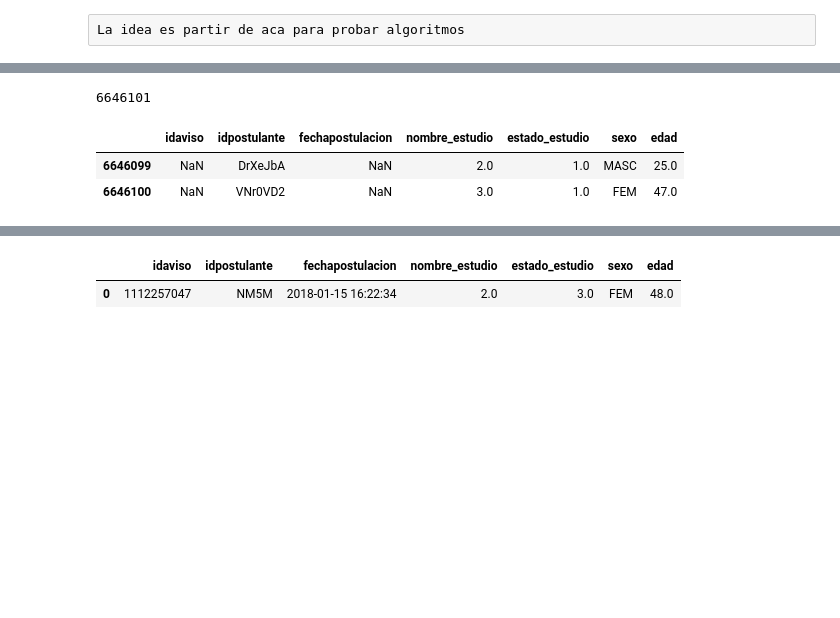
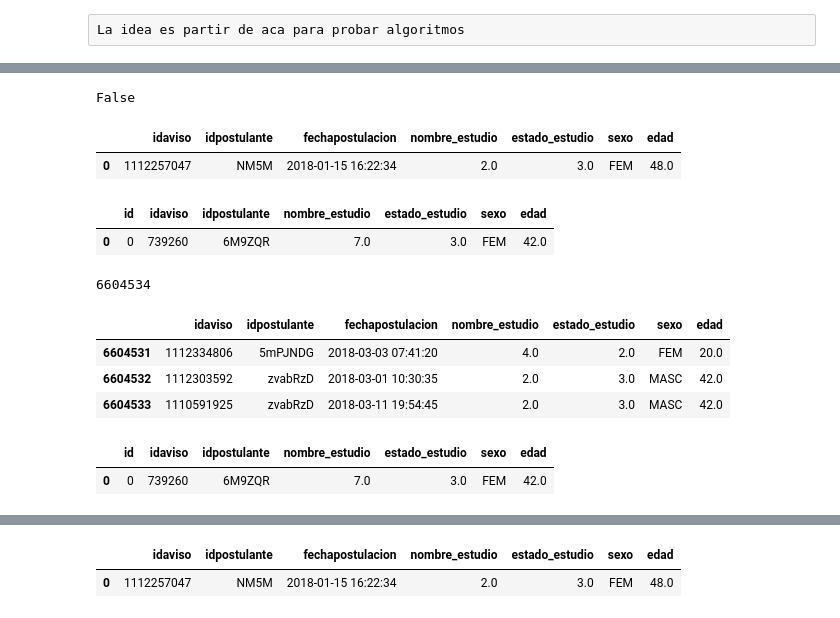
Before and after one commit to tbotalla/Datos1Q2018, a Jupyter notebook: parte2/Preprocessing.ipynb, the cells around one changed output, grey strips where cells are left out. Cells and saved outputs as stored; diff of their text form; code cells hidden in the pictures; blank space fills up the shorter version.

Commit message:
separado en train, test, y target, estructura para armar los submits

```diff
--- a/parte2/Preprocessing.ipynb
+++ b/parte2/Preprocessing.ipynb
@@ -567,9 +628,8 @@ avisos_detalle_desde_15_04.to_csv('../data/6_avisos_detalle_test.csv', index=Fal
 # %% [raw]
 La idea es partir de aca para probar algoritmos
 # %%
-postulantes_educacion = pd.read_csv('../data/1_postulantes_educacion_train.csv', encoding='utf-8')
-postulantes_genero_edad = pd.read_csv('../data/2_postulantes_genero_edad_train.csv', encoding='utf-8')
+postulantes_joined = pd.read_csv('../data/postulantes_joined.csv', encoding='utf-8')
 vistas = pd.read_csv('../data/3_vistas_train.csv', encoding='utf-8')
 postulaciones = pd.read_csv('../data/4_postulaciones_train.csv', encoding='utf-8')
 avisos_online = pd.read_csv('../data/5_avisos_online_train.csv', encoding='utf-8')
-avisos_detalle = pd.read_csv('../data/6_avisos_detalle_train.csv', encoding='utf-8')
+avisos_detalle_joined = pd.read_csv('../data/avisos_detalle_joined.csv', encoding='utf-8')
@@ -619,2 +657,2 @@ postulaciones.head(1)
 # %%
-postulaciones_postulantes = pd.merge(postulaciones, postulantes, on='idpostulante', how='outer')
+postulaciones_postulantes = pd.merge(postulaciones, postulantes_joined, on='idpostulante', how='left')
@@ -621,10 +661,30 @@ postulaciones_postulantes = pd.merge(postulaciones, postulantes, on='idpostulant
+# %%
+postulaciones_postulantes_test.duplicated('id').any()
+# %% [output]
+False
+# %%
+postulaciones_postulantes.head(1)
+# %% [output]
+|  | idaviso | idpostulante | fechapostulacion | nombre_estudio | estado_estudio | sexo | edad |
+| 0 | 1112257047 | NM5M | 2018-01-15 16:22:34 | 2.0 | 3.0 | FEM | 48.0 |
+# %%
+postulaciones_postulantes_test.head(1)
+# %% [output]
+|  | id | idaviso | idpostulante | nombre_estudio | estado_estudio | sexo | edad |
+| 0 | 0 | 739260 | 6M9ZQR | 7.0 | 3.0 | FEM | 42.0 |
 # %%
 print(len(postulaciones_postulantes))
 # %% [output]
-6646101
+6604534
 # %%
-postulaciones_postulantes.tail(2)
+postulaciones_postulantes.tail(3)
 # %% [output]
 |  | idaviso | idpostulante | fechapostulacion | nombre_estudio | estado_estudio | sexo | edad |
-| 6646099 | NaN | DrXeJbA | NaN | 2.0 | 1.0 | MASC | 25.0 |
-| 6646100 | NaN | VNr0VD2 | NaN | 3.0 | 1.0 | FEM | 47.0 |
+| 6604531 | 1112334806 | 5mPJNDG | 2018-03-03 07:41:20 | 4.0 | 2.0 | FEM | 20.0 |
+| 6604532 | 1112303592 | zvabRzD | 2018-03-01 10:30:35 | 2.0 | 3.0 | MASC | 42.0 |
+| 6604533 | 1110591925 | zvabRzD | 2018-03-11 19:54:45 | 2.0 | 3.0 | MASC | 42.0 |
+# %%
+postulaciones_postulantes_test.head(1)
+# %% [output]
+|  | id | idaviso | idpostulante | nombre_estudio | estado_estudio | sexo | edad |
+| 0 | 0 | 739260 | 6M9ZQR | 7.0 | 3.0 | FEM | 42.0 |
```
Also changed, not shown: parts of 177 cells of this notebook, 1 other file.
